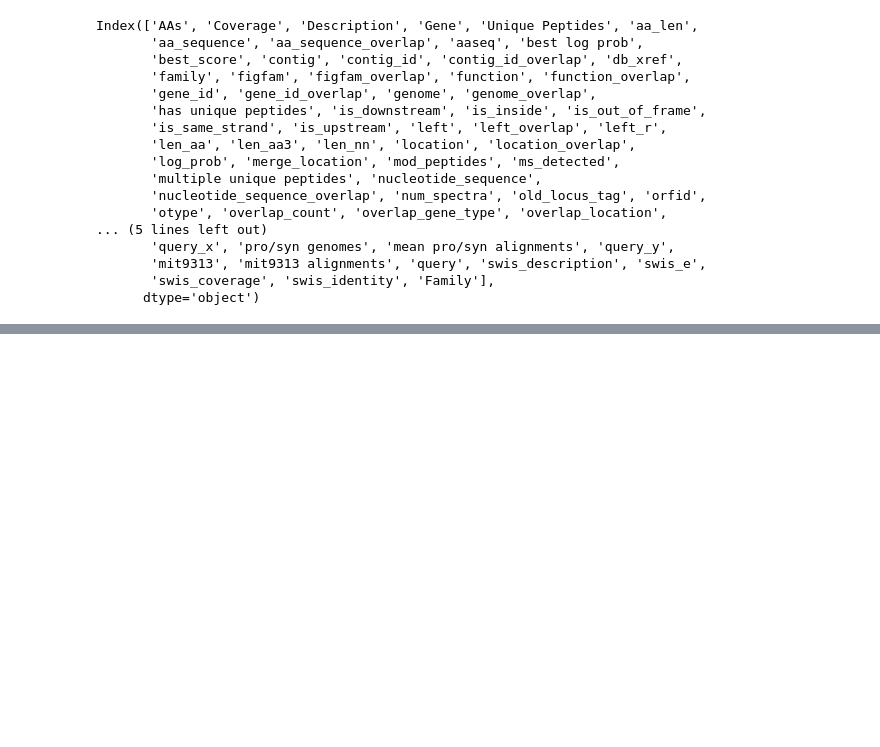
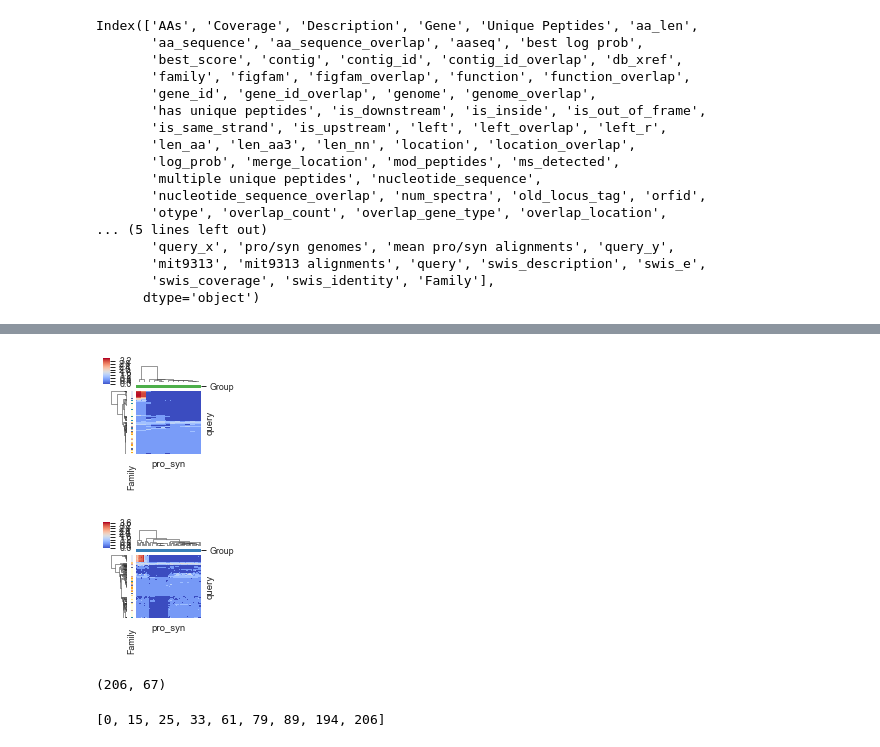
Before and after one commit to wosnat/sep, a Jupyter notebook: mit9313 - ISME2016 - proteome blast - david reanalysis.ipynb, the cells around one changed output, grey strips where cells are left out. Cells and saved outputs as stored; diff of their text form; code cells hidden in the pictures; blank space fills up the shorter version.

```diff
--- a/mit9313 - ISME2016 - proteome blast - david reanalysis.ipynb
+++ b/mit9313 - ISME2016 - proteome blast - david reanalysis.ipynb
@@ -1016,0 +1079,47 @@ blastn_vs_pro_df.loc[
+# %%
+final_sorted_genomes = []
+for i in ['PRO', 'SYN']:
+    sns.set_context('paper')
+    orfids_sorted =found_sorf_df.loc[found_sorf_df.otype.isin(['Annotated', 'Intergenic'])
+                                    ].sort_values(by=['Family'])['orfid']
+    blastn_vs_pro_df['log_hsps'] = np.log(blastn_vs_pro_df['pro_syn_hsps']+1)
+    pivotdf = blastn_vs_pro_df.loc[
+        blastn_vs_pro_df['query'].isin(orfids_sorted) &
+        ~blastn_vs_pro_df['pro_syn'].str.contains(' gene', case=False) &
+        ~blastn_vs_pro_df['pro_syn'].str.contains(' region', case=False) &
+        ~blastn_vs_pro_df['pro_syn'].str.contains(' partial', case=False) &
+        ~blastn_vs_pro_df['pro_syn'].str.contains(' subunits', case=False) &
+        ~blastn_vs_pro_df['pro_syn'].str.contains(' genomic sequence', case=False) &
+        ~blastn_vs_pro_df['pro_syn'].str.contains(' plasmid', case=False) &
+        ~blastn_vs_pro_df['pro_syn'].str.contains(' complete genome; segment', case=False) &
+        blastn_vs_pro_df['pro_syn'].str.contains('complete genome', case=False) &
+        blastn_vs_pro_df['Group'].isin([i])
+
+    ].pivot_table(columns=['pro_syn'], index='query', values=['log_hsps'],
+                                          fill_value=0,
+                                          ).droplevel(0,axis=1)
+    #pivotdf = pivotdf.reindex(index=orfids_sorted).dropna(axis='index')
+
+
+    row_colors = row_col[pivotdf.index].map(row_pal)
+    col_colors = col_col[pivotdf.columns].map(col_pal)
+
+    g = sns.clustermap(data=pivotdf, cmap='coolwarm', row_colors=row_colors, col_colors=col_colors,
+                       #col_cluster=False,# row_linkage=False,
+                       figsize=(2,2),
+                      linewidths=0, xticklabels=False, yticklabels=False)
+
+    col_order = g.dendrogram_col.reordered_ind
+    scolindex = pivotdf.columns[col_order]
+    final_sorted_genomes.extend(scolindex)
+# %% [output]
+[figure, added]
+[figure, added]
+# %%
+len(final_sorted_orfids), len(final_sorted_genomes)
+# %% [output]
+(206, 67)
+# %%
+lineloc
+# %% [output]
+[0, 15, 25, 33, 61, 79, 89, 194, 206]
```
Also changed, not shown: parts of 31 cells of this notebook.
